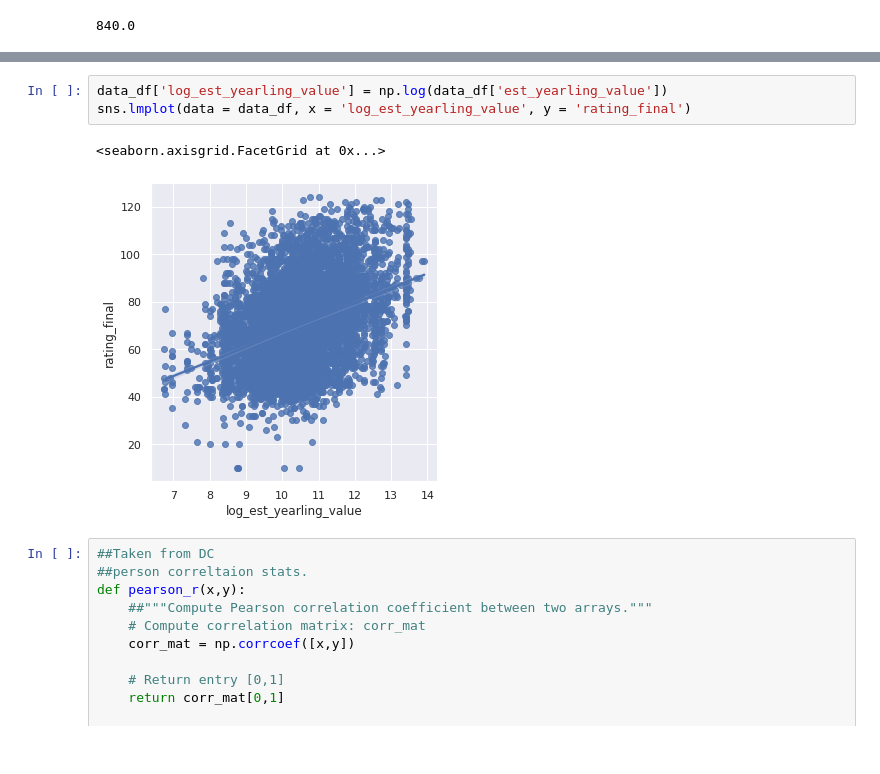
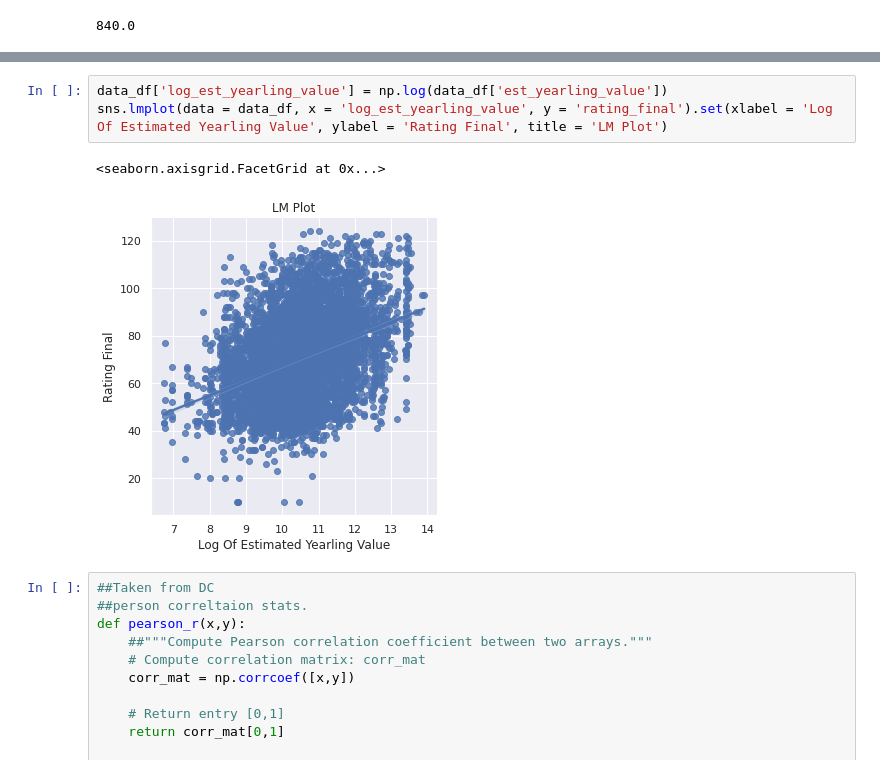
Before and after one commit to samkirwanppb/UCDPA_SamKirwan, a Jupyter notebook: project.ipynb, the cells around one changed output, grey strips where cells are left out. Drawn from its saved outputs; the diff is of its cells as text.

```diff
--- a/project.ipynb
+++ b/project.ipynb
@@ -523,9 +529,9 @@ sns.histplot(data= np.log(data_df['est_yearling_value'])).set(
 # %%
 data_df['log_est_yearling_value'] = np.log(data_df['est_yearling_value'])
-sns.lmplot(data = data_df, x = 'log_est_yearling_value', y = 'rating_final')
+sns.lmplot(data = data_df, x = 'log_est_yearling_value', y = 'rating_final').set(xlabel = 'Log Of Estimated Yearling Value', ylabel = 'Rating Final', title = 'LM Plot')
 # %% [output]
 <seaborn.axisgrid.FacetGrid at 0x...>
-[figure, old version]
+[figure, new version]
 # %%
 ##Taken from DC
 ##person correltaion stats.
```
Also changed, not shown: parts of 41 cells of this notebook.
